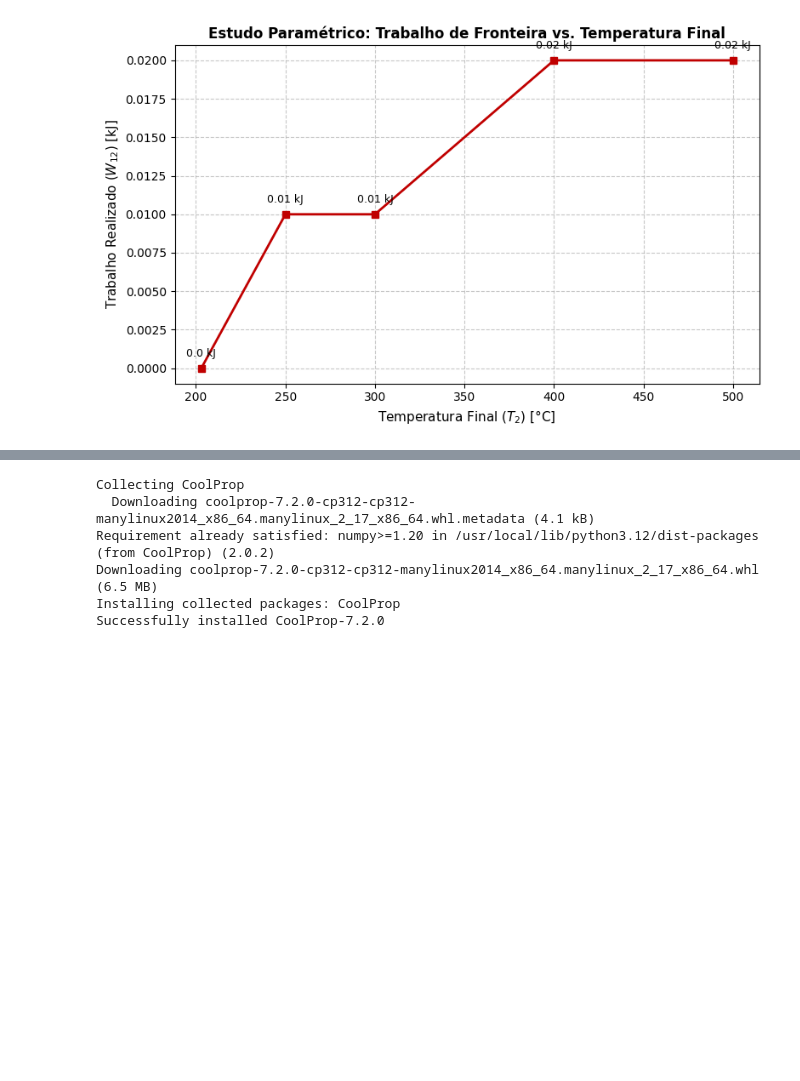
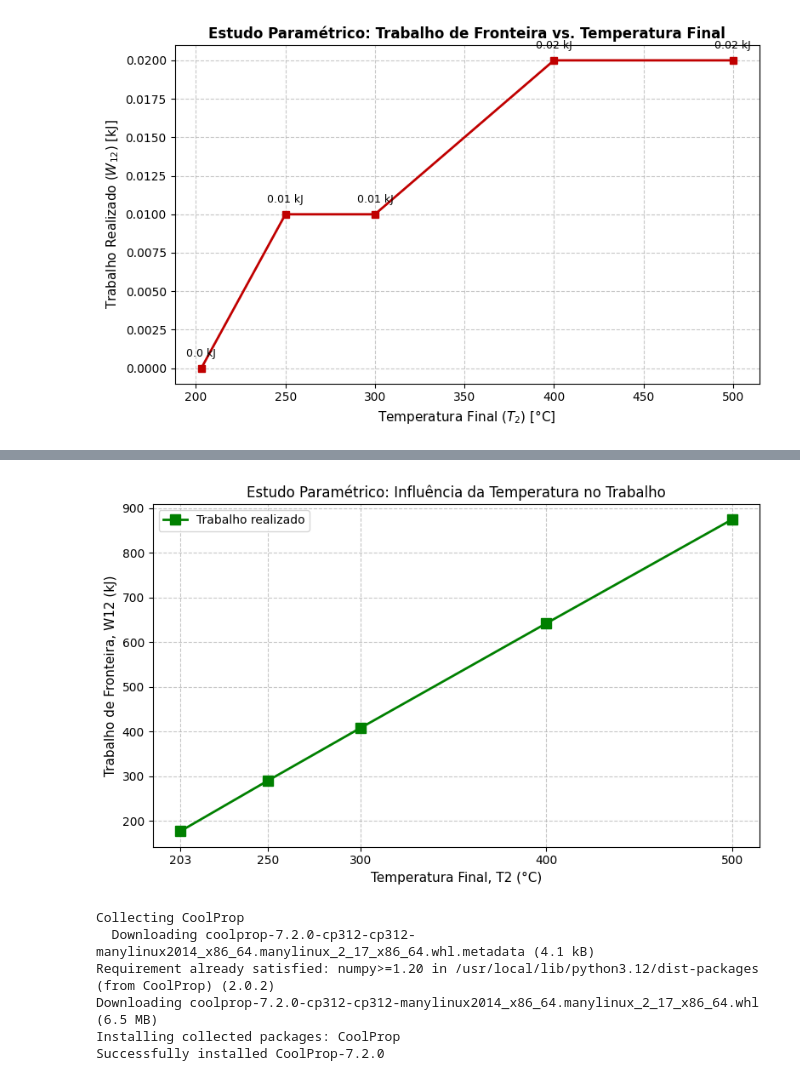
Before and after one commit to DouglasdeCamargo/relearningPy, a Jupyter notebook: estudoParametricoSim.ipynb, the cells around one changed output, grey strips where cells are left out. Saved outputs shown, nothing was run; the diff lists cells and outputs as text; code cells hidden in the pictures; blank space fills up the shorter version.

```diff
--- a/estudoParametricoSim.ipynb
+++ b/estudoParametricoSim.ipynb
@@ -85,3 +152,27 @@ plt.tight_layout()
+# %%
+import matplotlib.pyplot as plt
+
+# Dados da sua Tabela do Estudo Paramétrico
+T2 = [203, 250, 300, 400, 500]
+W12 = [176.54, 289.45, 407.80, 641.93, 874.51]
+
+plt.figure(figsize=(8, 5))
+
+# Plotando a correlação
+plt.plot(T2, W12, color='green', marker='s', linewidth=2, markersize=8, label='Trabalho realizado')
+
+# Formatação
+plt.title('Estudo Paramétrico: Influência da Temperatura no Trabalho', fontsize=12)
+plt.xlabel('Temperatura Final, T2 (°C)', fontsize=11)
+plt.ylabel('Trabalho de Fronteira, W12 (kJ)', fontsize=11)
+plt.xticks(T2) # Força os pontos exatos no eixo X
+plt.legend()
+plt.grid(True, linestyle='--', alpha=0.7)
+
+plt.tight_layout()
+plt.show()
+# %% [output]
+[figure, added]
 # %%
 pip install CoolProp
 # %% [output]
```
Also changed, not shown: parts of 2 cells of this notebook.
